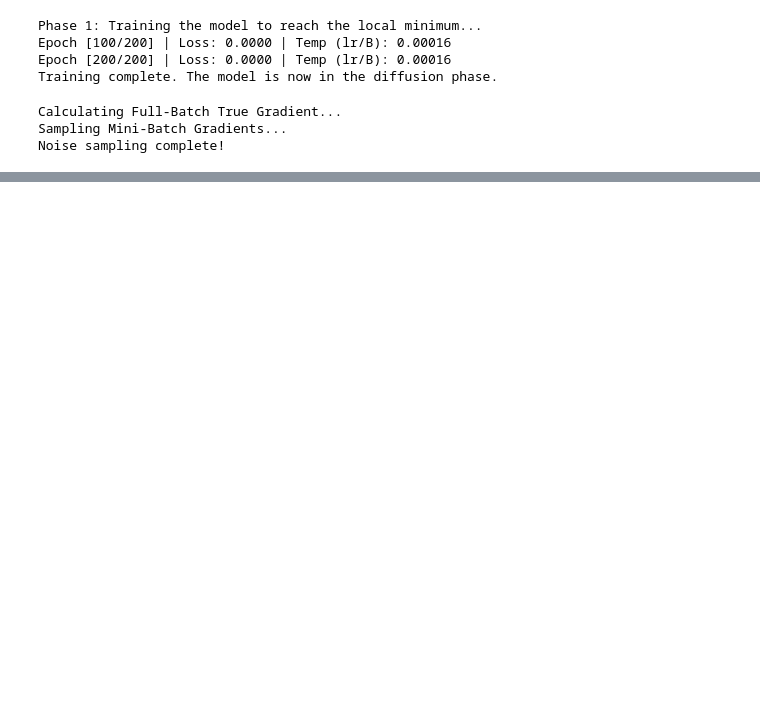
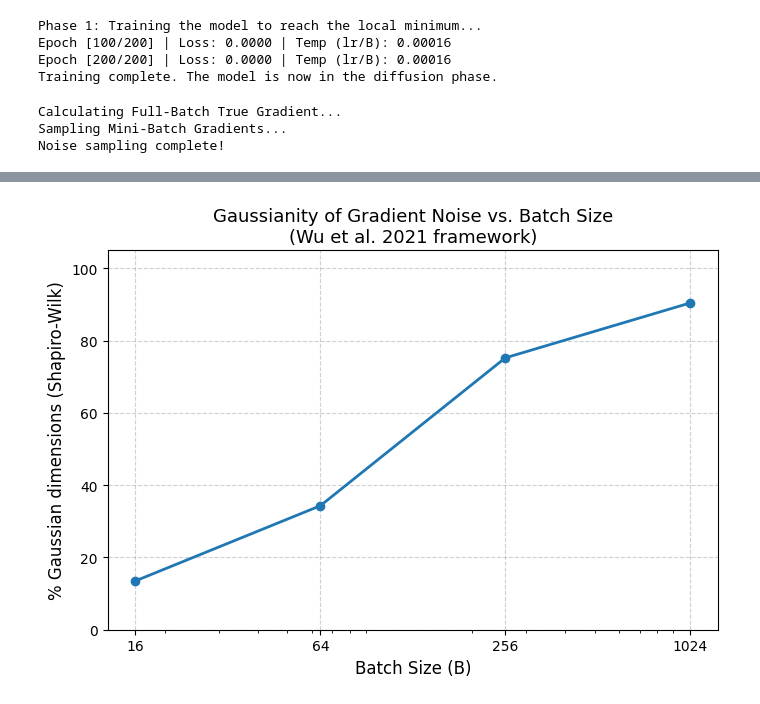
Before and after one commit to MatteoMelloGrand/SGD_dynamics, a Jupyter notebook: 02_gradient_noise_analysis.ipynb, the cells around one changed output, grey strips where cells are left out. Saved outputs shown, nothing was run; the diff lists cells and outputs as text; code cells hidden in the pictures; blank space fills up the shorter version.

```diff
--- a/02_gradient_noise_analysis.ipynb
+++ b/02_gradient_noise_analysis.ipynb
@@ -201,0 +259,91 @@ Plotting the Universal Q-Q Plot...
+# %%
+import numpy as np
+import scipy.stats as stats
+import matplotlib.pyplot as plt
+import torch
+from torch.utils.data import DataLoader, TensorDataset
+import time
+
+# --- Fast-mode settings ---
+FAST_MODE = False
+batch_sizes_to_test = [16, 64, 256] if FAST_MODE else [16, 64, 256, 1024]
+num_samples_per_B   = 120           if FAST_MODE else 500
+max_params_to_test  = 200           if FAST_MODE else 1000
+p_value_threshold   = 0.05
+rng = np.random.default_rng(42)
+
+print("--- Wu et al. (2021) Methodology: Percentage of Gaussianity ---")
+print(f"FAST_MODE={FAST_MODE} | samples/B={num_samples_per_B} | params={max_params_to_test}")
+
+# ── Build noise_dict if not already in memory ─────────────────────────────────
+if 'noise_dict' not in globals() or not isinstance(noise_dict, dict):
+    print("\nBuilding noise_dict from mini-batch gradients...")
+    noise_dict = {}
+    t0 = time.perf_counter()
+    true_grad = get_gradient_vector(trained_model, full_dataloader, num_batches=1).detach().cpu().numpy()
+
+    for B in batch_sizes_to_test:
+        t1 = time.perf_counter()
+        mini_loader = DataLoader(dataset, batch_size=B, shuffle=True)
+        loader_iter = iter(mini_loader)
+        collected = []
+
+        while len(collected) < num_samples_per_B:
+            try:
+                X, y = next(loader_iter)
+            except StopIteration:
+                loader_iter = iter(mini_loader)
+                X, y = next(loader_iter)
+
+            if len(X) != B:
+                continue
+
+            temp_loader = DataLoader(TensorDataset(X, y), batch_size=B, shuffle=False)
+            mini_grad = get_gradient_vector(trained_model, temp_loader, num_batches=1).detach().cpu().numpy()
+            collected.append(mini_grad - true_grad)
+
+        noise_dict[B] = np.array(collected)
+        print(f"  [Sampling] B={B:4d} -> shape {noise_dict[B].shape}  ({time.perf_counter()-t1:.1f}s)")
+
+    print(f"noise_dict built in {time.perf_counter()-t0:.1f}s total.")
+else:
+    print("Reusing cached noise_dict.")
+
+# ── Shapiro-Wilk Gaussianity sweep ───────────────────────────────────────────
+gaussianity_percentages = []
+
+for B in batch_sizes_to_test:
+    t1 = time.perf_counter()
+    noise_matrix = noise_dict[B]
+    _, M = noise_matrix.shape
+
+    params_to_test = min(M, max_params_to_test)
+    indices = rng.choice(M, size=params_to_test, replace=False)
+
+    gaussian_count = 0
+    for idx in indices:
+        _, p_value = stats.shapiro(noise_matrix[:, idx])
+        if p_value > p_value_threshold:
+            gaussian_count += 1
+
+    percentage = gaussian_count / params_to_test * 100
+    gaussianity_percentages.append(percentage)
+    print(f"[Shapiro] B={B:4d} | % Gaussian: {percentage:.1f}%  ({time.perf_counter()-t1:.2f}s)")
+
+# ── Plot ──────────────────────────────────────────────────────────────────────
+fig, ax = plt.subplots(figsize=(7, 5))
+
+ax.plot(batch_sizes_to_test, gaussianity_percentages, marker='o', color='tab:blue', linewidth=2)
+ax.set_xlabel('Batch Size (B)', fontsize=12)
+ax.set_ylabel('% Gaussian dimensions (Shapiro-Wilk)', fontsize=12)
+ax.set_xscale('log')
+ax.set_xticks(batch_sizes_to_test)
+ax.set_xticklabels(batch_sizes_to_test)
+ax.set_ylim(0, 105)
+ax.set_title('Gaussianity of Gradient Noise vs. Batch Size\n(Wu et al. 2021 framework)', fontsize=13)
+ax.grid(True, linestyle='--', alpha=0.6)
+
+plt.tight_layout()
+plt.savefig("Gaussianity_vs_BatchSize.png", dpi=300)
+plt.show()
+# %% [output]
@@ -201,0 +357 @@ Plotting the Universal Q-Q Plot...
+[figure, added]
```
Also changed, not shown: parts of 14 cells of this notebook, 4 other files.
